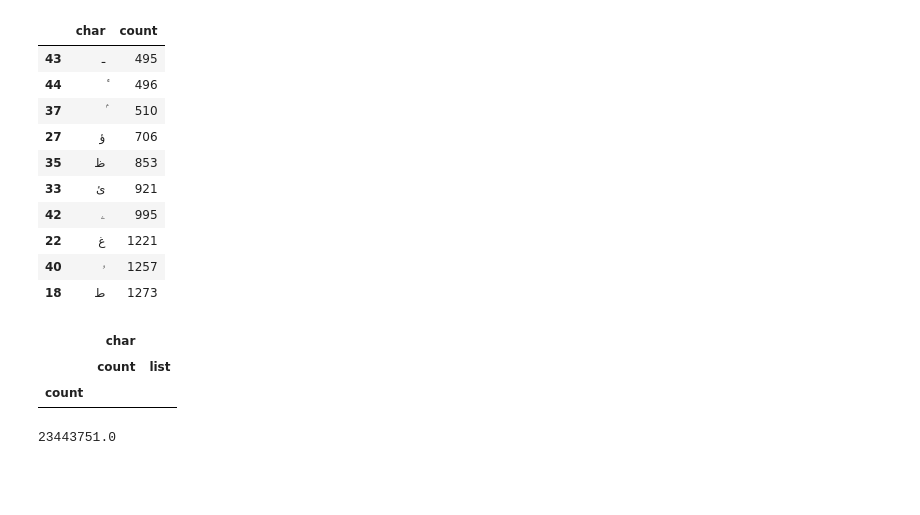
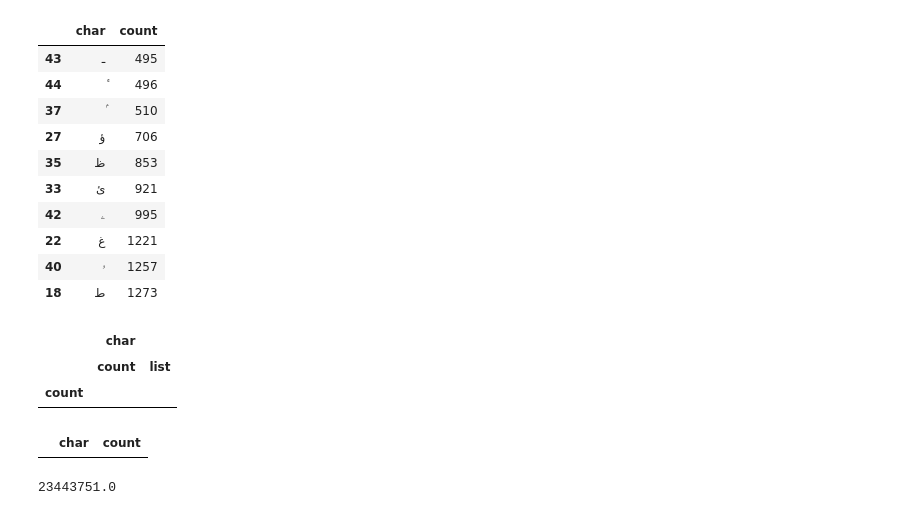
Before and after one commit to apaan/research-notebooks, a Jupyter notebook: char_statistics.ipynb, the cells around one changed output. Drawn from its saved outputs; the diff is of its cells as text; code cells hidden in the pictures; blank space fills up the shorter version.

Commit message:
fix filtered char for char count

```diff
--- a/char_statistics.ipynb
+++ b/char_statistics.ipynb
@@ -78,6 +79,10 @@ df_same[df_same['char']['count'] > 1]
 |  | char |  |
 |  | count | list |
 | count |  |  |
+# %%
+df[df['count'] == 114]
+# %% [output]
+|  | char | count |
 # %%
 # arabic character values according to Ibn Arabi
 
```
Also changed, not shown: parts of 2 cells of this notebook.
